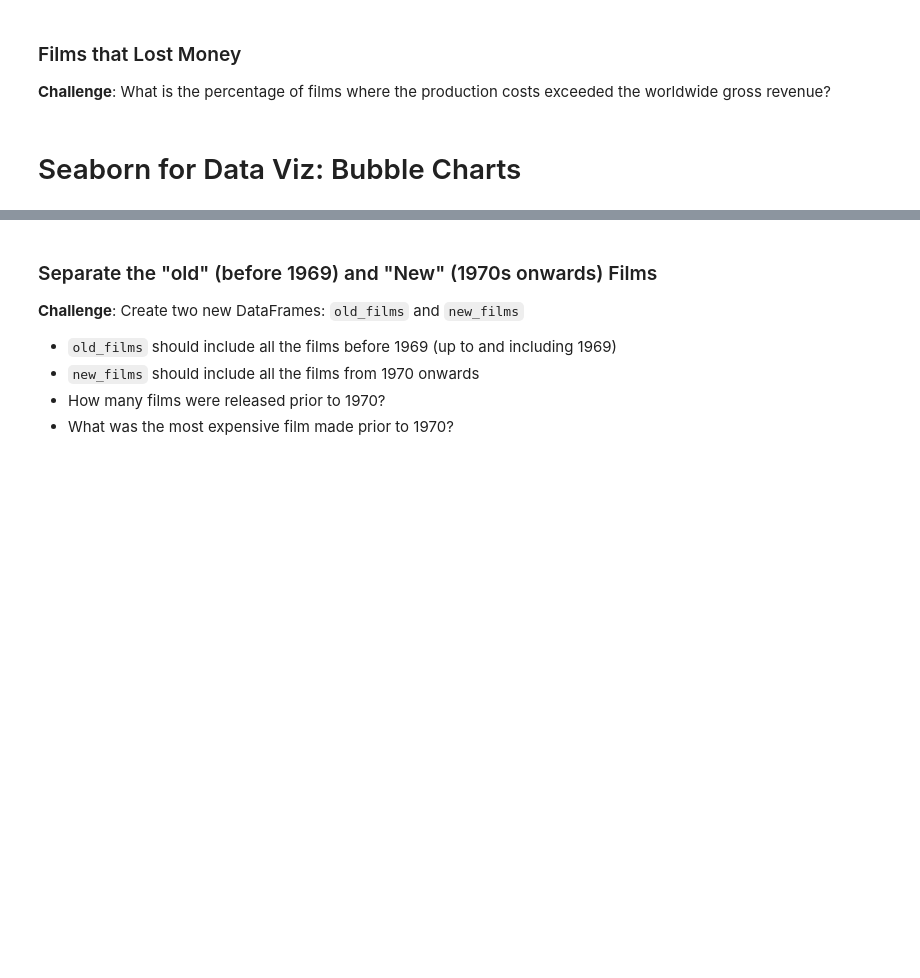
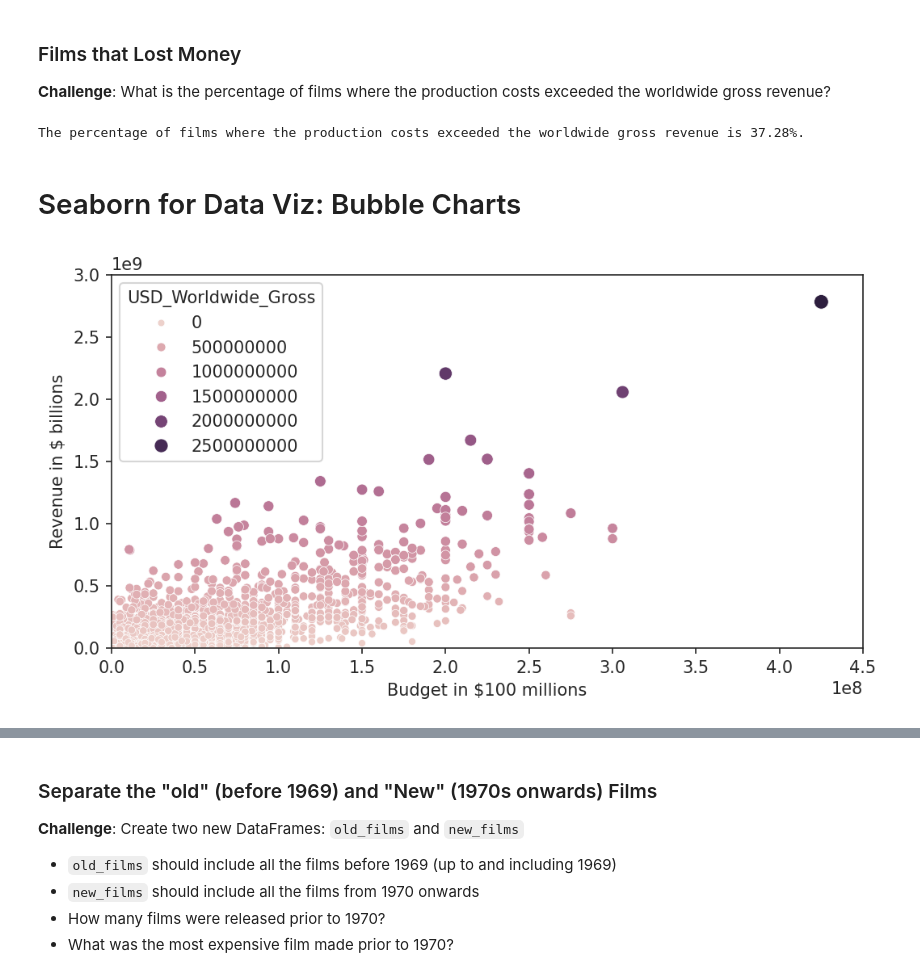
Before and after one commit to buholica/python_bootcamp, a Jupyter notebook: 59-81_days/78_int_seaborn/Seaborn_and_Linear_Regression.ipynb, the cells around one changed output, grey strips where cells are left out. Drawn from its saved outputs; the diff is of its cells as text; code cells hidden in the pictures; blank space fills up the shorter version.

Commit message:
78_int_seaborn Add some charts

```diff
--- a/59-81_days/78_int_seaborn/Seaborn_and_Linear_Regression.ipynb
+++ b/59-81_days/78_int_seaborn/Seaborn_and_Linear_Regression.ipynb
@@ -191,13 +225,39 @@ Hint: This time you'll have to use the `and` keyword.
 # %%
 # Date of Data Collection
 scrape_date = pd.Timestamp('2018-5-1')
+# %%
+unreleased_movies = data[data["Release_Date"] > scrape_date]
+# %%
+data_clean = data.drop(unreleased_movies.index)
 # %% [markdown]
 ### Films that Lost Money
 
 **Challenge**:
 What is the percentage of films where the production costs exceeded the worldwide gross revenue?
+# %%
+pr_wr_gross = data_clean.loc[data["USD_Production_Budget"] > data["USD_Worldwide_Gross"]]
+pr_wr_percentage = round((len(pr_wr_gross) / len(data_clean)) * 100, 2)
+print(f"The percentage of films where the production costs exceeded the worldwide gross revenue is {pr_wr_percentage}%.")
+# %% [output]
+The percentage of films where the production costs exceeded the worldwide gross revenue is 37.28%.
 # %% [markdown]
 # Seaborn for Data Viz: Bubble Charts
+# %%
+plt.figure(figsize=(8,4), dpi=150)
+
+with sns.axes_style("ticks"):
+  ax = sns.scatterplot(data=data_clean,
+                      x="USD_Production_Budget",
+                      y="USD_Worldwide_Gross",
+                      hue='USD_Worldwide_Gross',
+                      size='USD_Worldwide_Gross')
+  ax.set(ylim=(0, 3000000000),
+        xlim=(0, 450000000),
+        ylabel="Revenue in $ billions",
+        xlabel="Budget in $100 millions")
+  plt.show()
+# %% [output]
+[figure, added]
 # %% [markdown]
 ### Plotting Movie Releases over Time
 
```
Also changed, not shown: parts of 9 cells of this notebook.
